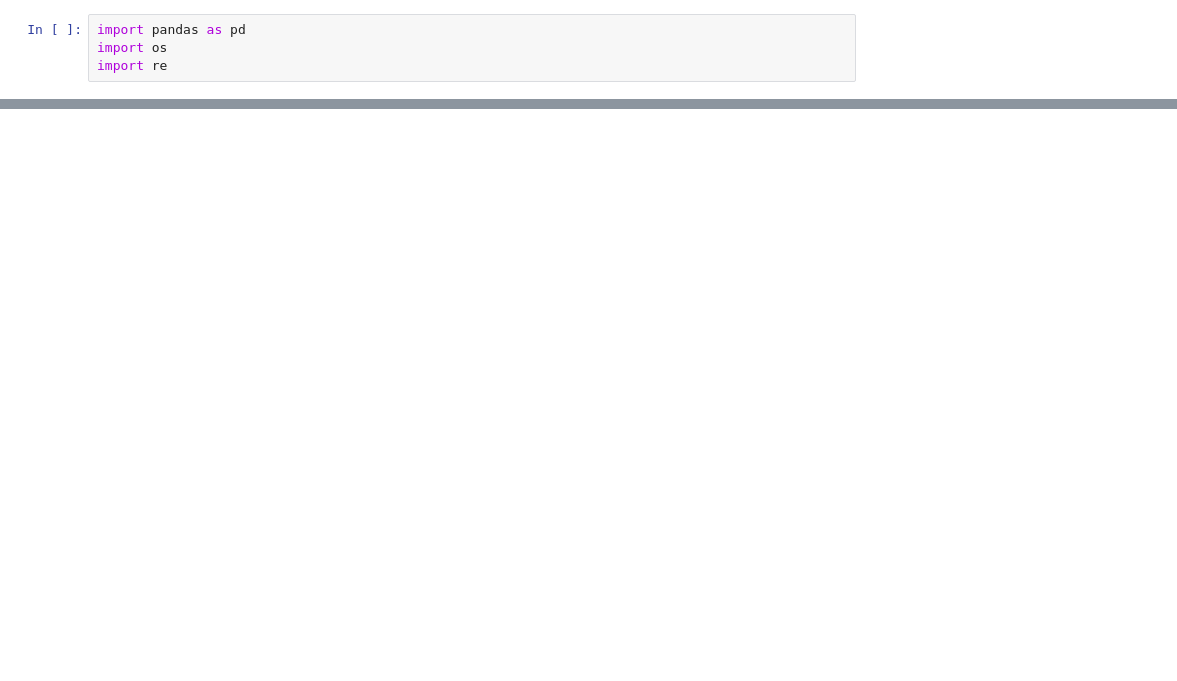
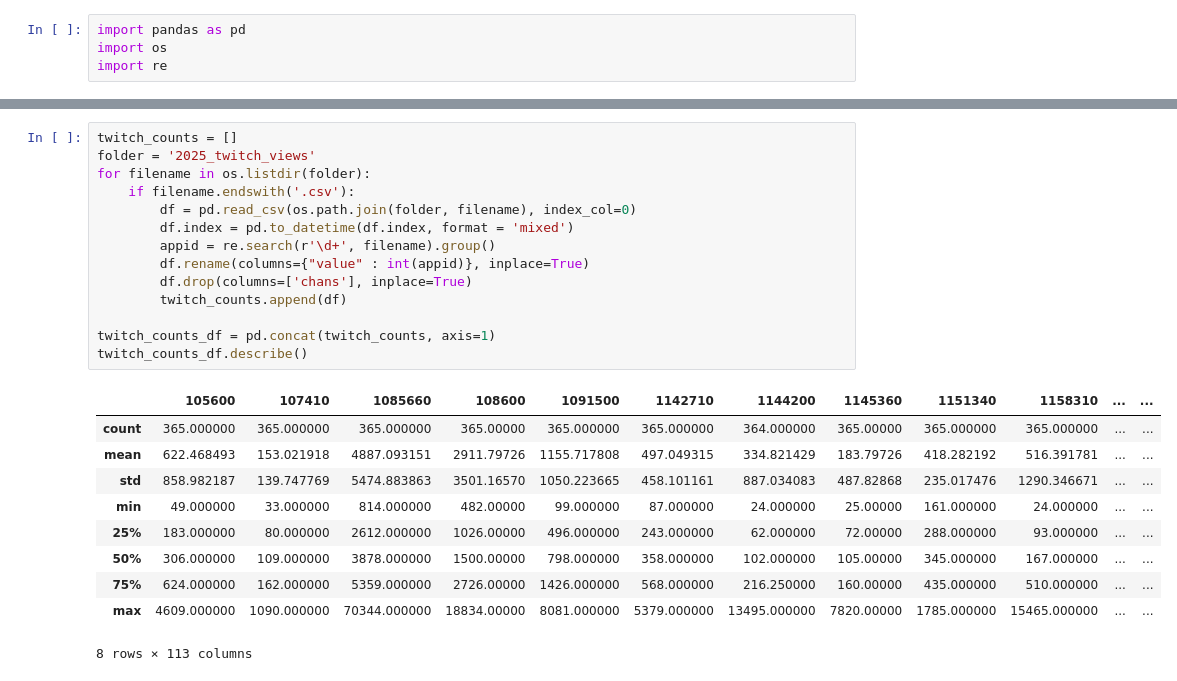
Before and after one commit to mapisz/Magisterka, a Jupyter notebook: data_prep_and_exploration.ipynb, the cells around one changed output, grey strips where cells are left out. Drawn from its saved outputs; the diff is of its cells as text; blank space fills up the shorter version.

```diff
--- a/data_prep_and_exploration.ipynb
+++ b/data_prep_and_exploration.ipynb
@@ -30,0 +51,25 @@ player_counts_df.describe()
+# %%
+twitch_counts = []
+folder = '2025_twitch_views'
+for filename in os.listdir(folder):
+    if filename.endswith('.csv'):
+        df = pd.read_csv(os.path.join(folder, filename), index_col=0)
+        df.index = pd.to_datetime(df.index, format = 'mixed')
+        appid = re.search(r'\d+', filename).group()
+        df.rename(columns={"value" : int(appid)}, inplace=True)
+        df.drop(columns=['chans'], inplace=True)
+        twitch_counts.append(df)
+
+twitch_counts_df = pd.concat(twitch_counts, axis=1)
+twitch_counts_df.describe()
+# %% [output]
+|  | 105600 | 107410 | 1085660 | 108600 | 1091500 | 1142710 | 1144200 | 1145360 | 1151340 | 1158310 | ... | ... |
+| count | 365.000000 | 365.000000 | 365.000000 | 365.00000 | 365.000000 | 365.000000 | 364.000000 | 365.00000 | 365.000000 | 365.000000 | ... | ... |
+| mean | 622.468493 | 153.021918 | 4887.093151 | 2911.79726 | 1155.717808 | 497.049315 | 334.821429 | 183.79726 | 418.282192 | 516.391781 | ... | ... |
+| std | 858.982187 | 139.747769 | 5474.883863 | 3501.16570 | 1050.223665 | 458.101161 | 887.034083 | 487.82868 | 235.017476 | 1290.346671 | ... | ... |
+| min | 49.000000 | 33.000000 | 814.000000 | 482.00000 | 99.000000 | 87.000000 | 24.000000 | 25.00000 | 161.000000 | 24.000000 | ... | ... |
+| 25% | 183.000000 | 80.000000 | 2612.000000 | 1026.00000 | 496.000000 | 243.000000 | 62.000000 | 72.00000 | 288.000000 | 93.000000 | ... | ... |
+| 50% | 306.000000 | 109.000000 | 3878.000000 | 1500.00000 | 798.000000 | 358.000000 | 102.000000 | 105.00000 | 345.000000 | 167.000000 | ... | ... |
+| 75% | 624.000000 | 162.000000 | 5359.000000 | 2726.00000 | 1426.000000 | 568.000000 | 216.250000 | 160.00000 | 435.000000 | 510.000000 | ... | ... |
+| max | 4609.000000 | 1090.000000 | 70344.000000 | 18834.00000 | 8081.000000 | 5379.000000 | 13495.000000 | 7820.00000 | 1785.000000 | 15465.000000 | ... | ... |
+8 rows × 113 columns
```
Also changed, not shown: parts of 18 cells of this notebook, 3 other files.
